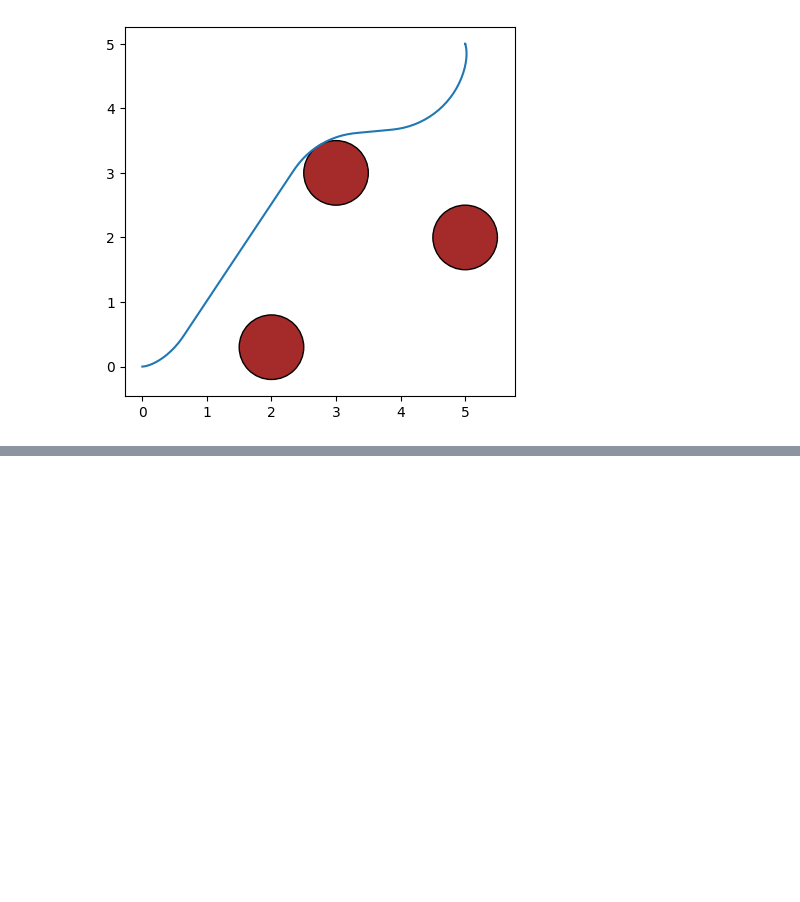
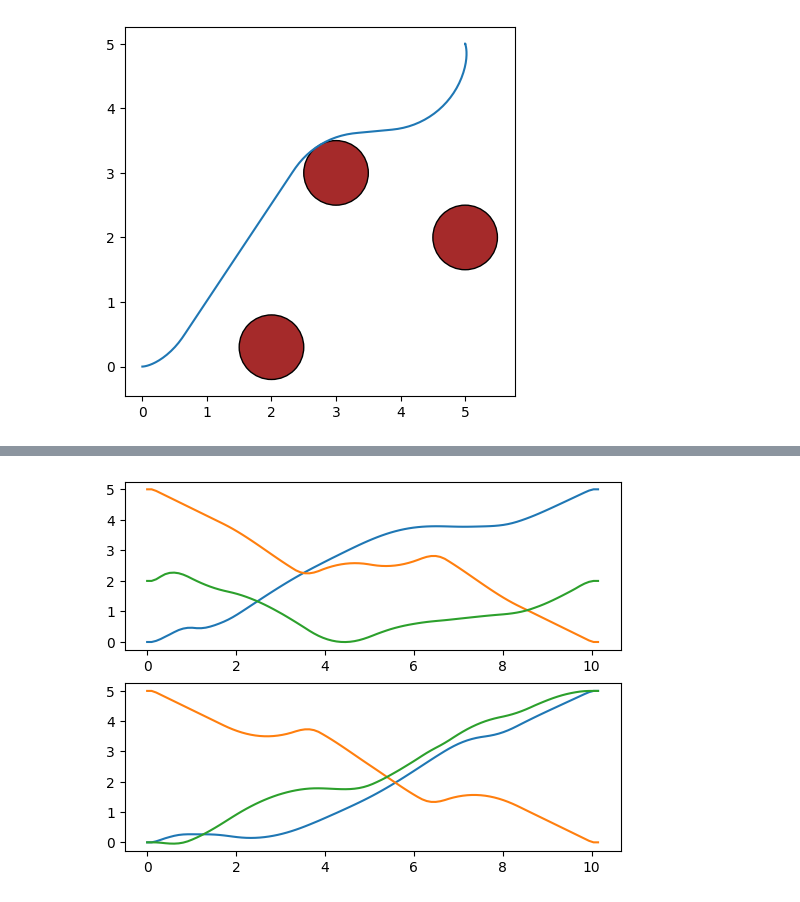
Before and after one commit to mbpeterson70/tomma, a Jupyter notebook: src/rover_playground.ipynb, the cells around one changed output, grey strips where cells are left out. Saved outputs shown, nothing was run; the diff lists cells and outputs as text; code cells hidden in the pictures; blank space fills up the shorter version.

```diff
--- a/src/rover_playground.ipynb
+++ b/src/rover_playground.ipynb
@@ -50,0 +126,9 @@ ax.set_aspect('equal')
+# %%
+fig, ax = plt.subplots(2,1)
+for i in range(planner.M):
+    ax[0].plot(np.arange(x[i].shape[1])*tf/x[i].shape[1], x[i][0,:])
+
+for i in range(planner.M):
+    ax[1].plot(np.arange(x[i].shape[1])*tf/x[i].shape[1], x[i][1,:])
+# %% [output]
+[figure, added]
```
Also changed, not shown: parts of 7 cells of this notebook, 2 other files.
